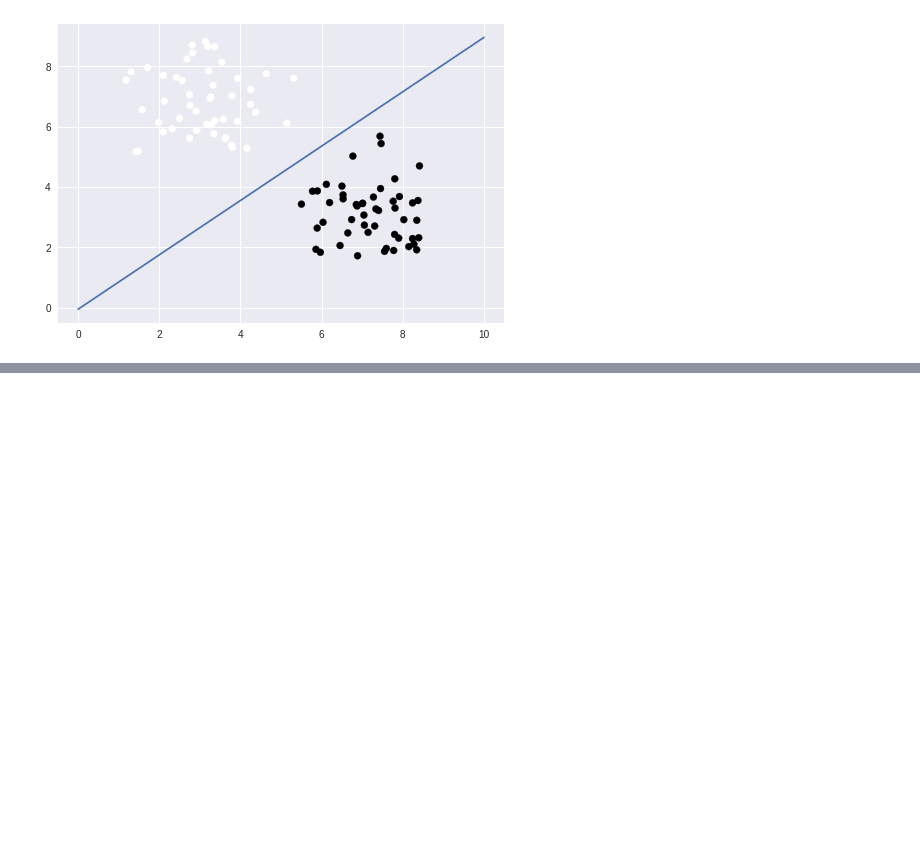
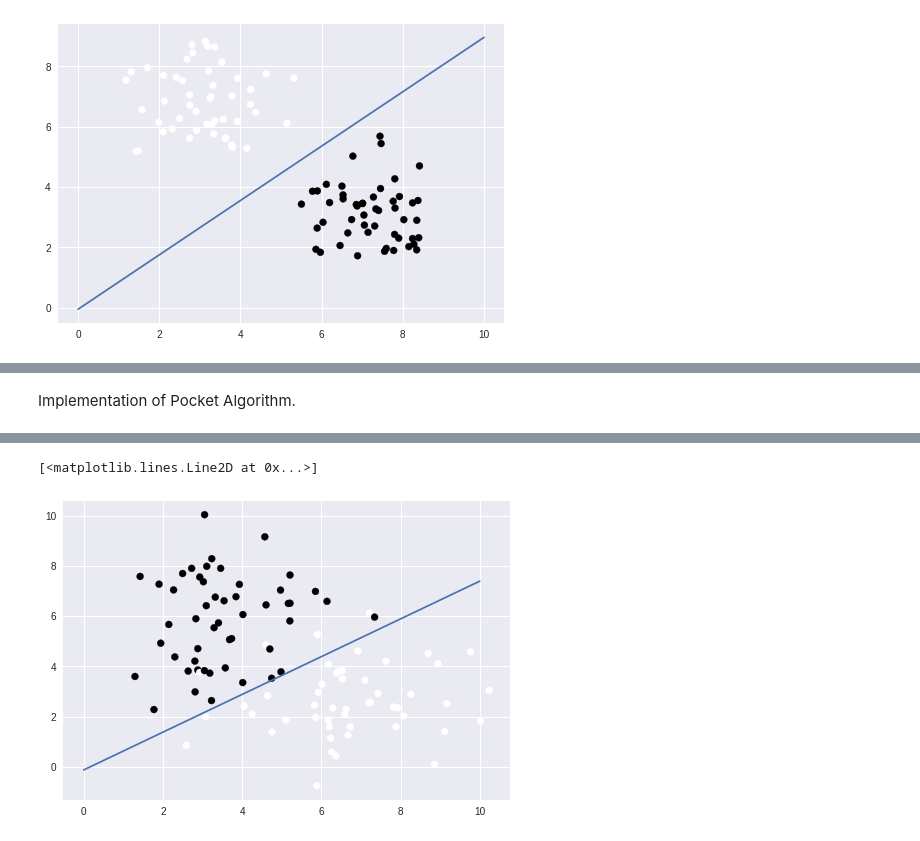
Before and after one commit to charlee/practicalML, a Jupyter notebook: 01_PerceptronLearningAlgorithm.ipynb, the cells around one changed output, grey strips where cells are left out. Saved outputs shown, nothing was run; the diff lists cells and outputs as text; code cells hidden in the pictures; blank space fills up the shorter version.

```diff
--- a/01_PerceptronLearningAlgorithm.ipynb
+++ b/01_PerceptronLearningAlgorithm.ipynb
@@ -155,0 +200,62 @@ Iteration: 3, loss: 0
+# %% [markdown]
+Implementation of Pocket Algorithm.
+# %%
+def Pocket(D):
+  # Divide the dataframe
+  n = D.shape[0]
+  d = D.shape[1] - 1
+  x0 = np.full((n, 1), 1)
+  X = np.hstack([x0, D[:,:-1]])
+  y = D[:,-1]
+
+  # Initialization w with 0
+  w = np.zeros(d + 1)
+  w_ = np.zeros(d + 1)
+
+
+  def indicator(t):
+    return t and 1 or 0
+
+  def h(x, w):
+    return np.sign(np.matmul(x, w))
+
+  def loss(X, y, w):
+    """Loss function.
+    X, y: training data
+    w: current weight
+    """
+    n = X.shape[0]
+    return sum([indicator(h(X[i], w) != y[i]) for i in range(n)])
+
+  max_loop = 100
+  loop = 0
+  while loop < max_loop:
+    loop += 1
+
+    # Step 1: Calculate loss function E_in
+    E = loss(X, y, w)
+    E_ = loss(X, y, w_)
+
+    if E < E_:
+      w_ = w
+
+    if loop % 10 == 0:
+      print('Iteration: %s, loss: %s' % (loop, E))
+
+
+    # Step 2: Find a misclassified point and update w
+    for i in range(n):
+      y_ = h(X[i], w)
+      if y_ != y[i]:
+        w = w + y[i] * X[i]
+
+  return w_
+
+w = Pocket(coords)
+
+plt.scatter(coords[:,0], coords[:,1], c=coords[:,2])
+
+xx = np.linspace(0, 10)
+yy = (w[0] + w[1] * xx) / -w[2]
+plt.plot(xx, yy)
+# %% [output]
@@ -155,0 +272,2 @@ Iteration: 3, loss: 0
+[<matplotlib.lines.Line2D at 0x...>]
+[figure, added]
```
Also changed, not shown: parts of 3 cells of this notebook.
